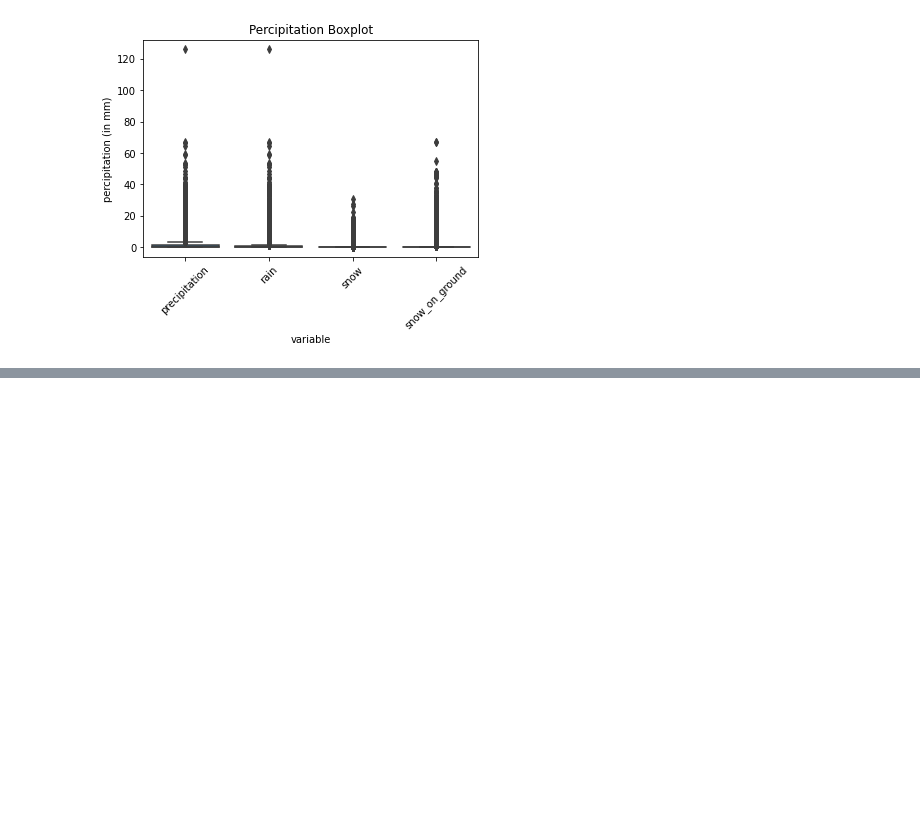
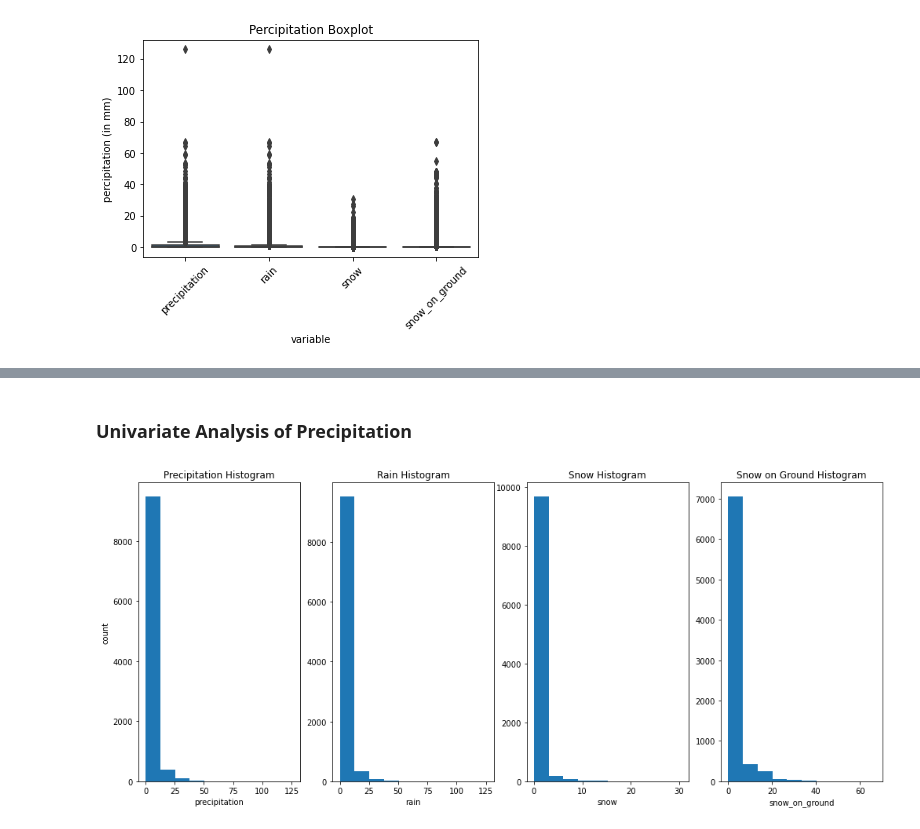
Before and after one commit to sampso29/Toronto-Rain-Prediction-, a Jupyter notebook: Toronto Rain Prediction.ipynb, the cells around one changed output, grey strips where cells are left out. Drawn from its saved outputs; the diff is of its cells as text; code cells hidden in the pictures; blank space fills up the shorter version.

```diff
--- a/Toronto Rain Prediction.ipynb
+++ b/Toronto Rain Prediction.ipynb
@@ -466,0 +487,27 @@ plt.show()
+# %% [markdown]
+### Univariate Analysis of Precipitation
+# %%
+plt.figure(figsize=(17,7))
+plt.subplot(1,4,1)
+plt.hist(data_reduced[['precipitation']])
+plt.xlabel('precipitation')
+plt.ylabel('count')
+plt.title("Precipitation Histogram")
+
+plt.subplot(1,4,2)
+plt.hist(data_reduced[['rain']])
+plt.xlabel('rain')
+plt.title("Rain Histogram")
+
+plt.subplot(1,4,3)
+plt.hist(data_reduced[['snow']])
+plt.xlabel('snow')
+plt.title("Snow Histogram")
+
+plt.subplot(1,4,4)
+plt.hist(data_reduced[['snow_on_ground']])
+plt.xlabel('snow_on_ground')
+plt.title("Snow on Ground Histogram")
+plt.show()
+# %% [output]
+[figure, added]
```
Also changed, not shown: parts of 13 cells of this notebook.
